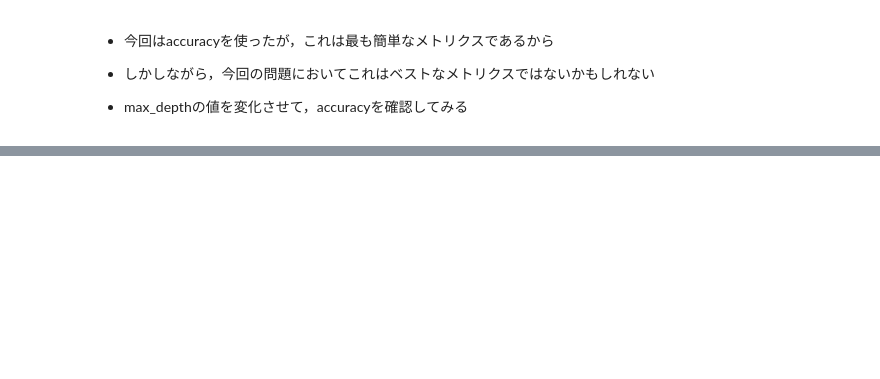
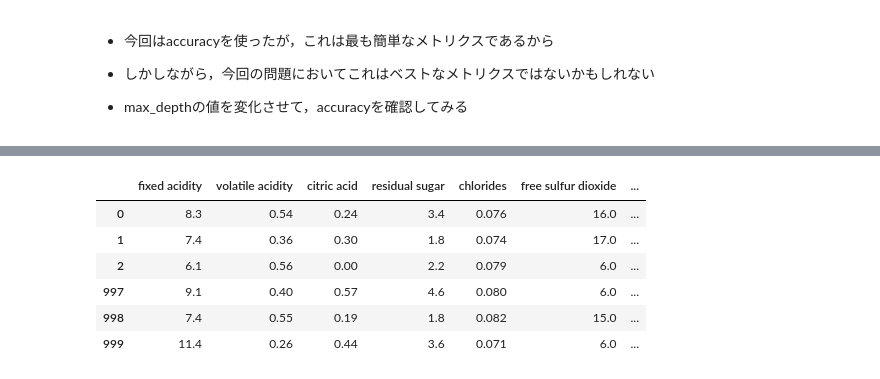
Before and after one commit to masatakashiwagi/4GM, a Jupyter notebook: notebook/02-cross-validation.ipynb, the cells around one changed output, grey strips where cells are left out. Cells and saved outputs as stored; diff of their text form; code cells hidden in the pictures; blank space fills up the shorter version.

```diff
--- a/notebook/02-cross-validation.ipynb
+++ b/notebook/02-cross-validation.ipynb
@@ -283,0 +296,33 @@ df.head(3).append(df.tail(3))
+# %%
+# StratifiedKFold
+# model_selection module of scikit-learn
+import pandas as pd
+from sklearn import model_selection
+
+# train.csv --> 7セル目の学習データ（1000サンプル）
+df = pd.read_csv("../data/winequality/train.csv")
+df["stratified_kfold"] = -1
+
+# データをランダムにシャッフルする
+df = df.sample(frac=1).reset_index(drop=True)
+
+# y = df.target.values
+y = df.quality.values
+
+# StratifiedKFold classの初期化 (k=5)
+kf = model_selection.StratifiedKFold(n_splits=5)
+
+for fold, (trn_, val_) in enumerate(kf.split(X=df, y=y)):
+    df.loc[val_, 'stratified_kfold'] = fold
+
+df.to_csv("../data/winequality/train_stratified_kfold.csv", index=False)
+# %%
+df.head(3).append(df.tail(3))
+# %% [output]
+|  | fixed acidity | volatile acidity | citric acid | residual sugar | chlorides | free sulfur dioxide | ... |
+| 0 | 8.3 | 0.54 | 0.24 | 3.4 | 0.076 | 16.0 | ... |
+| 1 | 7.4 | 0.36 | 0.30 | 1.8 | 0.074 | 17.0 | ... |
+| 2 | 6.1 | 0.56 | 0.00 | 2.2 | 0.079 | 6.0 | ... |
+| 997 | 9.1 | 0.40 | 0.57 | 4.6 | 0.080 | 6.0 | ... |
+| 998 | 7.4 | 0.55 | 0.19 | 1.8 | 0.082 | 15.0 | ... |
+| 999 | 11.4 | 0.26 | 0.44 | 3.6 | 0.071 | 6.0 | ... |
```
Also changed, not shown: parts of 12 cells of this notebook.
